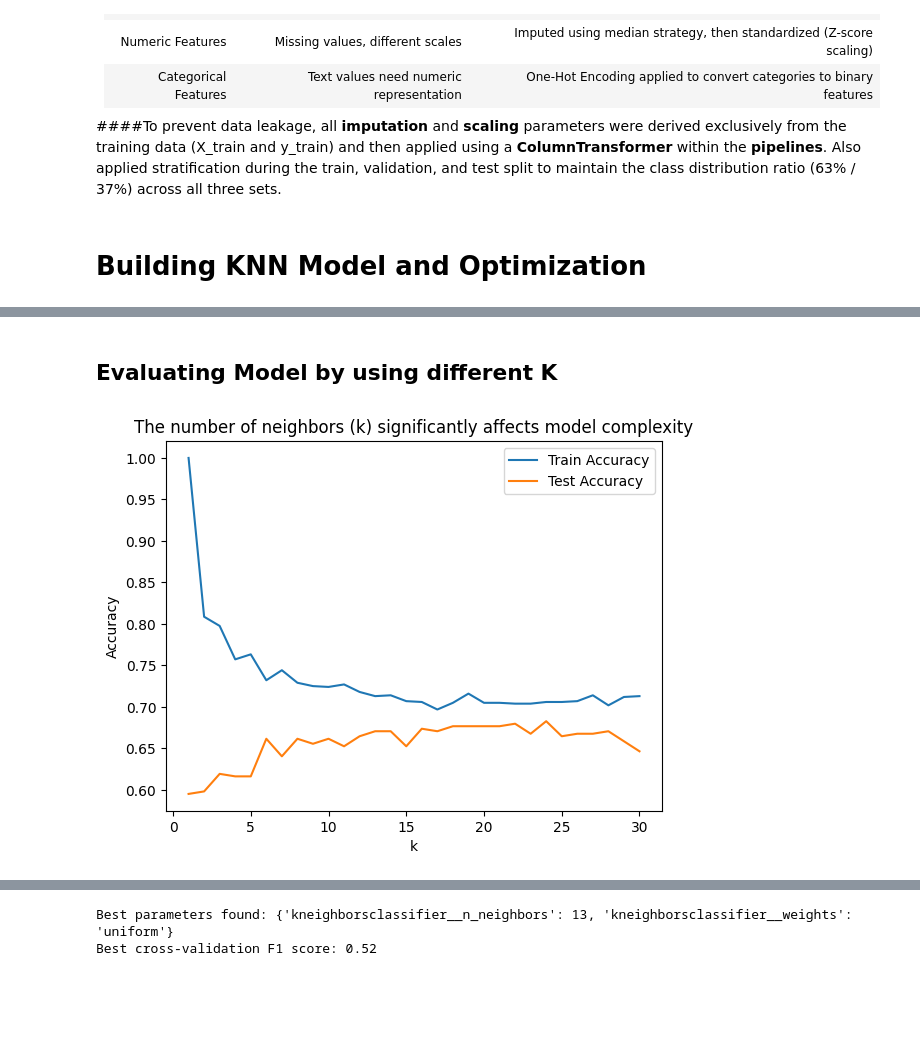
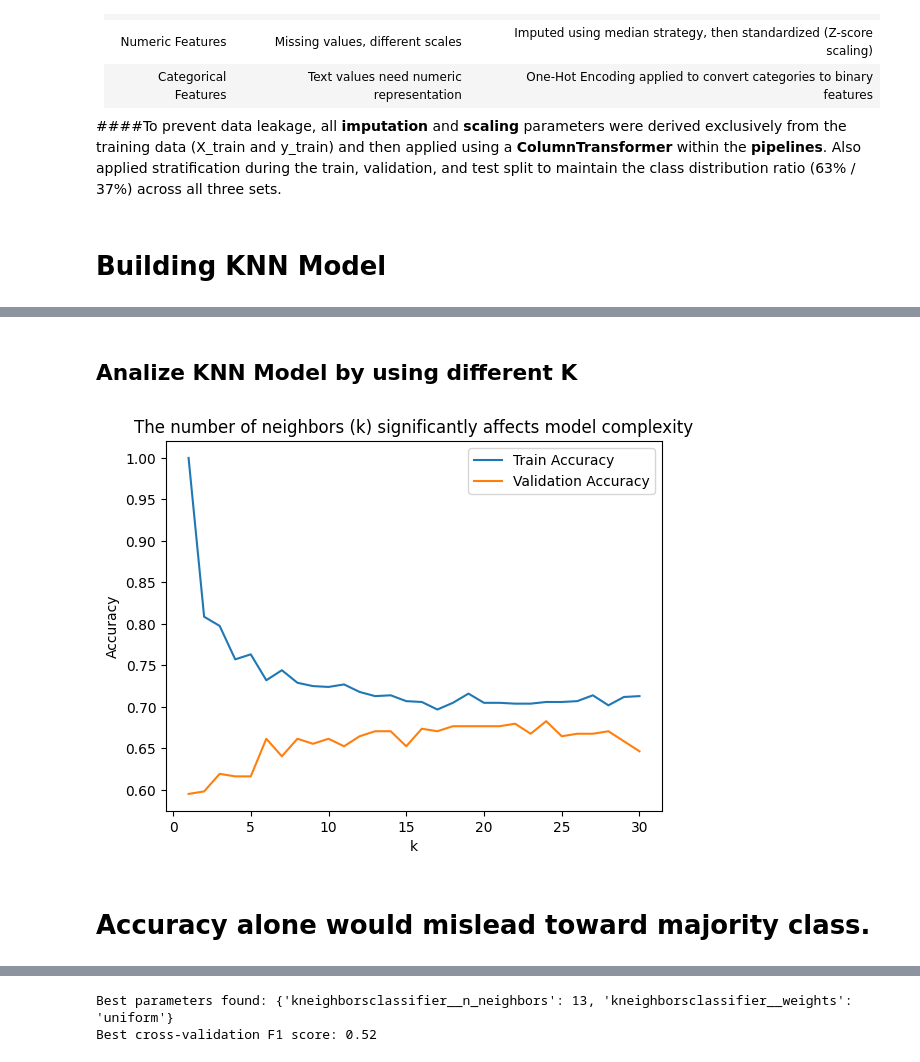
Before and after one commit to eshghinezhad/ML_Classifire_Student_Success, a Jupyter notebook: Student_Success_Classifires.ipynb, the cells around one changed output, grey strips where cells are left out. Cells and saved outputs as stored; diff of their text form; code cells hidden in the pictures; blank space fills up the shorter version.

```diff
--- a/Student_Success_Classifires.ipynb
+++ b/Student_Success_Classifires.ipynb
@@ -159,7 +159,7 @@ full_prep = ColumnTransformer([
 
 ####To prevent data leakage, all **imputation** and **scaling** parameters were derived exclusively from the training data (X_train and y_train) and then applied using a **ColumnTransformer** within the **pipelines**. Also applied stratification during the train, validation, and test split to maintain the class distribution ratio (63% / 37%) across all three sets.
 # %% [markdown]
-# **Building KNN Model and Optimization**
+# **Building KNN Model**
 # %%
 from sklearn.neighbors import KNeighborsClassifier
 from sklearn.pipeline import make_pipeline
@@ -188,26 +188,28 @@ Pipeline(steps=[('columntransformer',
                                                    'Math101Grade'])])),
                 ('kneighborsclassifier', KNeighborsClassifier())])
 # %% [markdown]
-## Evaluating Model by using different  K
+## Analize KNN Model by using different  K
 # %%
 import matplotlib.pyplot as plt
 train_scores = []
-test_scores = []
+Validation_scores = []
 k_values = range(1, 31)
 for k in k_values:
     knn_model = make_pipeline(full_prep, KNeighborsClassifier(n_neighbors=k))
 
     knn_model.fit(X_train, y_train)
 
     train_scores.append(knn_model.score(X_train, y_train))
-    test_scores.append(knn_model.score(X_val, y_val))
+    Validation_scores.append(knn_model.score(X_val, y_val))
 
 plt.plot(k_values, train_scores, label="Train Accuracy")
-plt.plot(k_values, test_scores, label="Test Accuracy")
+plt.plot(k_values,Validation_scores, label="Validation Accuracy")
 plt.title("The number of neighbors (k) significantly affects model complexity")
 plt.xlabel("k")
 plt.ylabel("Accuracy")
 plt.legend()
 plt.show()
 # %% [output]
-[figure, old version]
+[figure, new version]
+# %% [markdown]
+  # **Accuracy** alone would **mislead** toward majority class.
```
Also changed, not shown: parts of 19 cells of this notebook.
